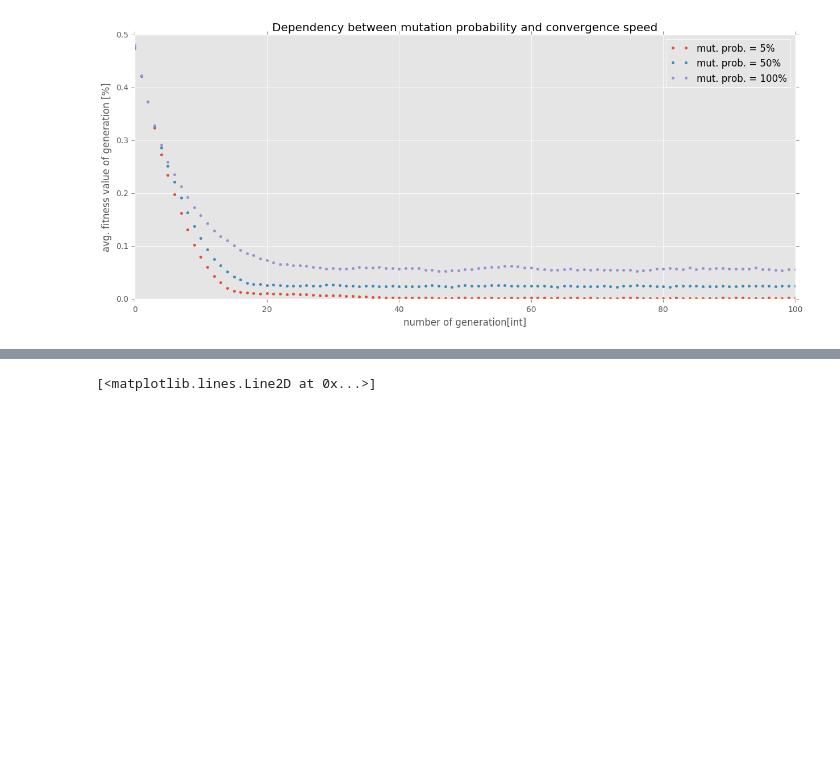
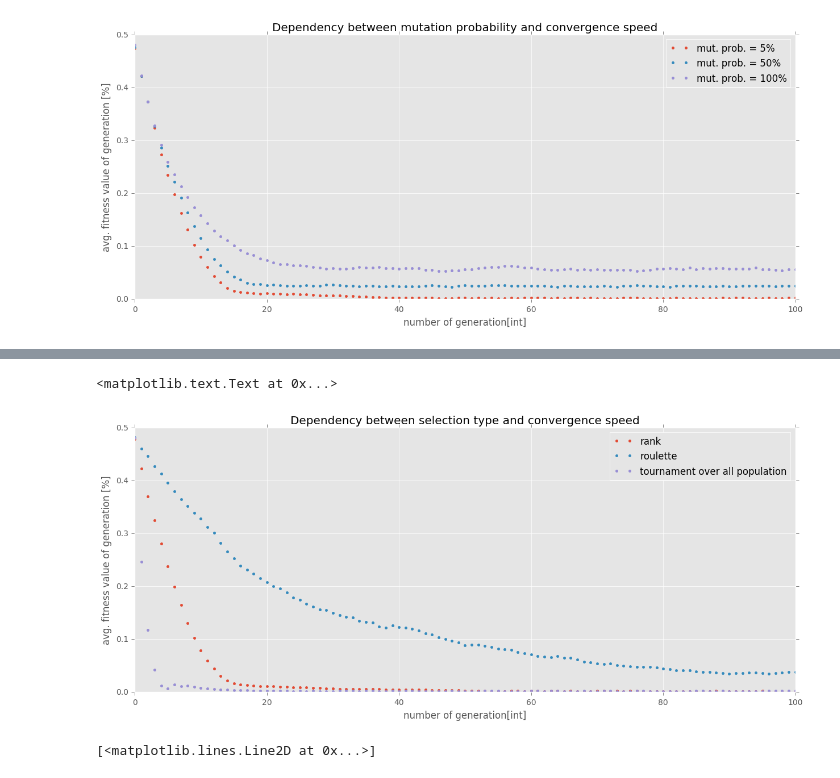
Before and after one commit to bobirdmi/MI-PAA, a Jupyter notebook: hw4.ipynb, the cells around one changed output, grey strips where cells are left out. Saved outputs shown, nothing was run; the diff lists cells and outputs as text; code cells hidden in the pictures; blank space fills up the shorter version.

```diff
--- a/hw4.ipynb
+++ b/hw4.ipynb
@@ -271,3 +292,14 @@ plt.title('Dependency between crossover type and convergence')
+# %%
+plt.plot(x, dictn4[40]['selection']['rank'][0], '.', label='rank')
+plt.plot(x, [1 - y for y in dictn4[40]['selection']['roulette'][0]], '.', label='roulette')
+plt.plot(x, dictn4[40]['selection']['tournament'][0], '.', label='tournament over all population')
+plt.xlabel('number of generation[int]')
+plt.ylabel('avg. fitness value of generation [%]')
+plt.legend(loc='best')
+plt.title('Dependency between selection type and convergence speed')
+# %% [output]
+<matplotlib.text.Text at 0x...>
+[figure, added]
 # %%
 plt.plot(x, dictn4[32], '.')
 # %% [output]
```
Also changed, not shown: parts of 8 cells of this notebook, 1 other file.
